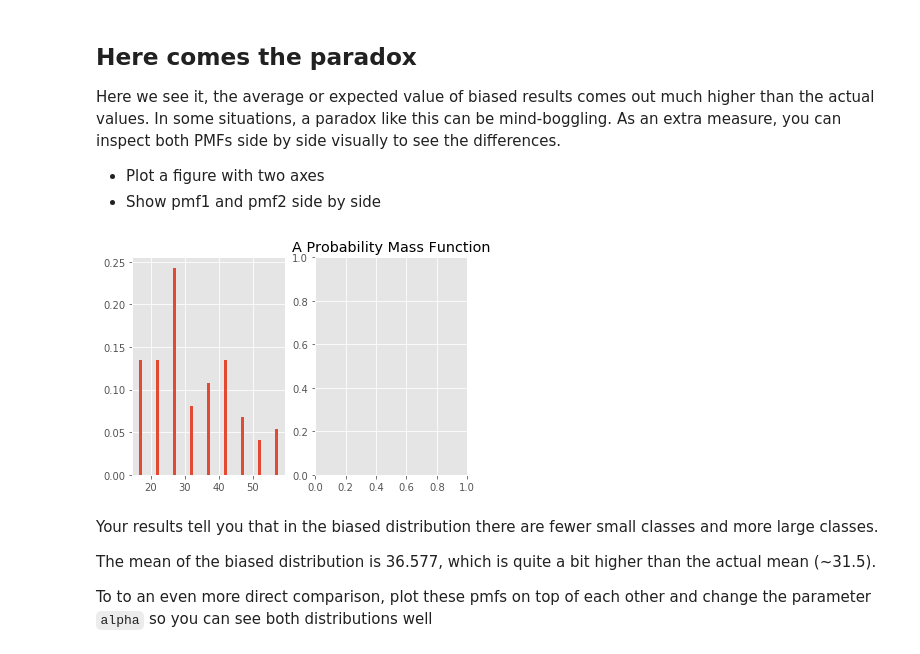
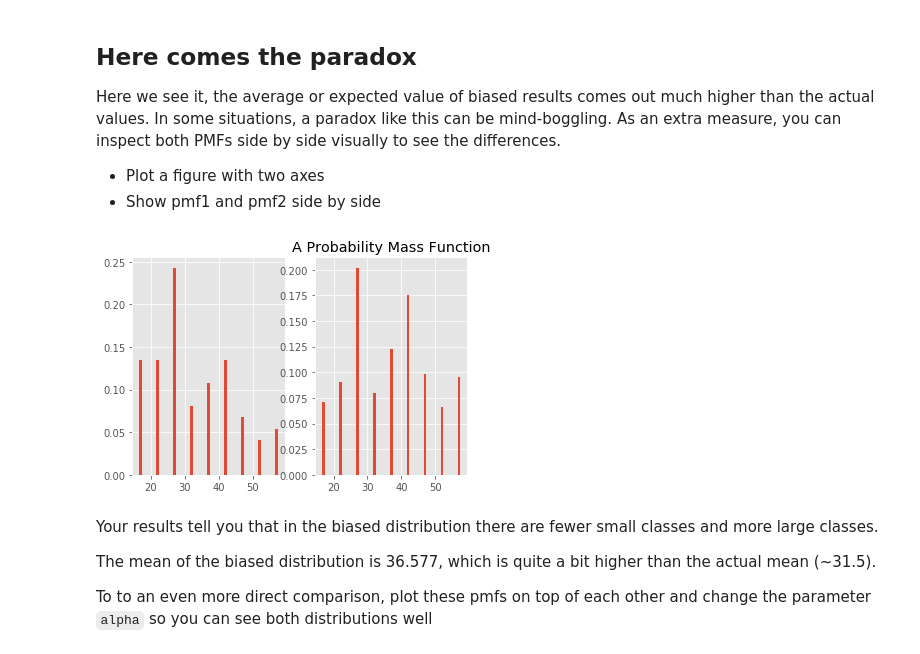
Before and after one commit to Jpeck219/dsc-probability-mass-function-lab-nyc-ds-060319, a Jupyter notebook: index.ipynb, the cells around one changed output. Cells and saved outputs as stored; diff of their text form; code cells hidden in the pictures.

```diff
--- a/index.ipynb
+++ b/index.ipynb
@@ -158,15 +158,15 @@ Here we see it, the average or expected value of biased results comes out much h
 # %%
 # Plot pmfs side by side
 fig, ax = plt.subplots(1, 2)
 plt.style.use('ggplot')
 
 ax[0].bar(sizes, pmf);
 plt.title("A Probability Mass Function");
 
-#ax[1,0].plt.bar(sizes, pmf2);
+ax[1].bar(sizes, pmf2);
 #plt.title("A biased Probability Mass Function");
 # %% [output]
-[figure, old version]
+[figure, new version]
 # %% [markdown]
 Your results tell you that in the biased distribution there are fewer small classes and more large classes.
 
```
